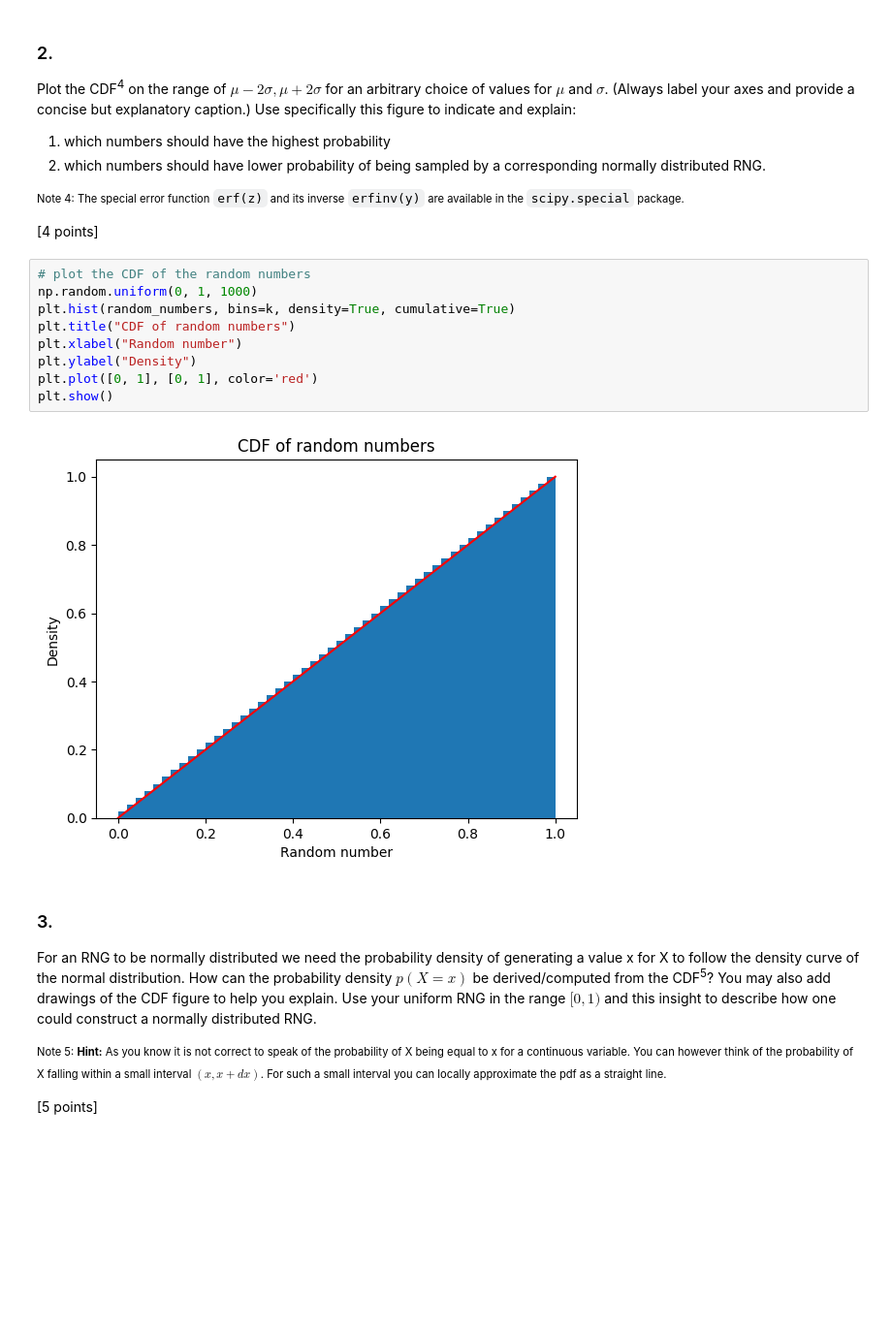
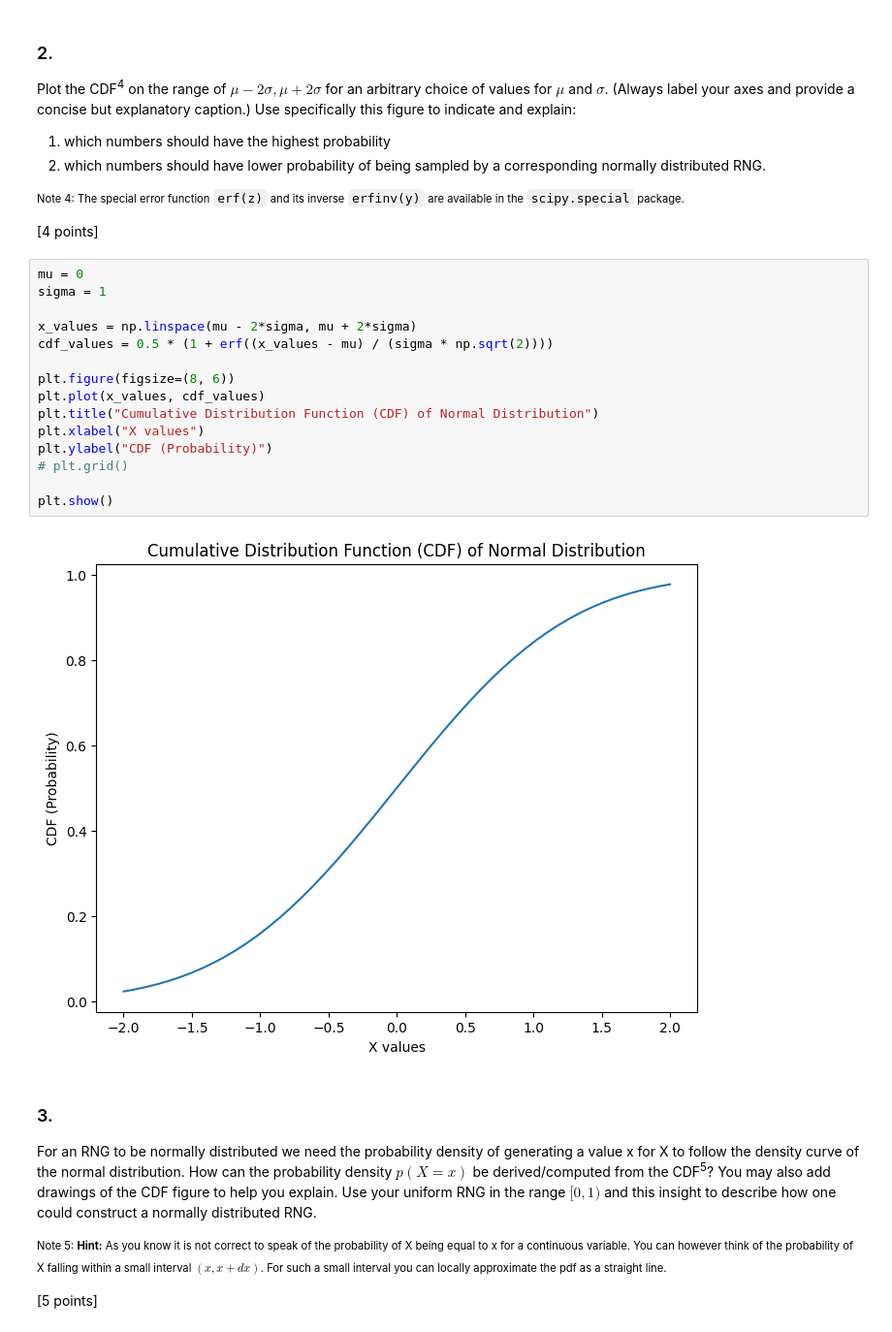
Before and after one commit to mabeltje/SDA, a Jupyter notebook: Week1/SDA_Assignment_#1-3.ipynb, the cells around one changed output. Shown at 97% size. Cells and saved outputs as stored; diff of their text form; blank space fills up the shorter version.

```diff
--- a/Week1/SDA_Assignment_#1-3.ipynb
+++ b/Week1/SDA_Assignment_#1-3.ipynb
@@ -177,17 +174,23 @@ Plot the CDF<sup>4</sup> on the range of $\mu-2\sigma,\mu+2\sigma$ for an arbitr
 <span style="font-family:Arial; font-size: 0.8em;">Note 4: The special error function `erf(z)` and its inverse `erfinv(y)` are available in the `scipy.special` package.</span>
 
 [4 points]
-# %%
-# plot the CDF of the random numbers
-np.random.uniform(0, 1, 1000)
-plt.hist(random_numbers, bins=k, density=True, cumulative=True)
-plt.title("CDF of random numbers")
-plt.xlabel("Random number")
-plt.ylabel("Density")
-plt.plot([0, 1], [0, 1], color='red')
-plt.show()
-# %% [output]
-[figure, removed]
+# %%
+mu = 0
+sigma = 1
+
+x_values = np.linspace(mu - 2*sigma, mu + 2*sigma)
+cdf_values = 0.5 * (1 + erf((x_values - mu) / (sigma * np.sqrt(2))))
+
+plt.figure(figsize=(8, 6))
+plt.plot(x_values, cdf_values)
+plt.title("Cumulative Distribution Function (CDF) of Normal Distribution")
+plt.xlabel("X values")
+plt.ylabel("CDF (Probability)")
+# plt.grid()
+
+plt.show()
+# %% [output]
+[figure, added]
 # %% [markdown]
 ### 3.
 
```
Also changed, not shown: parts of 27 cells of this notebook.
